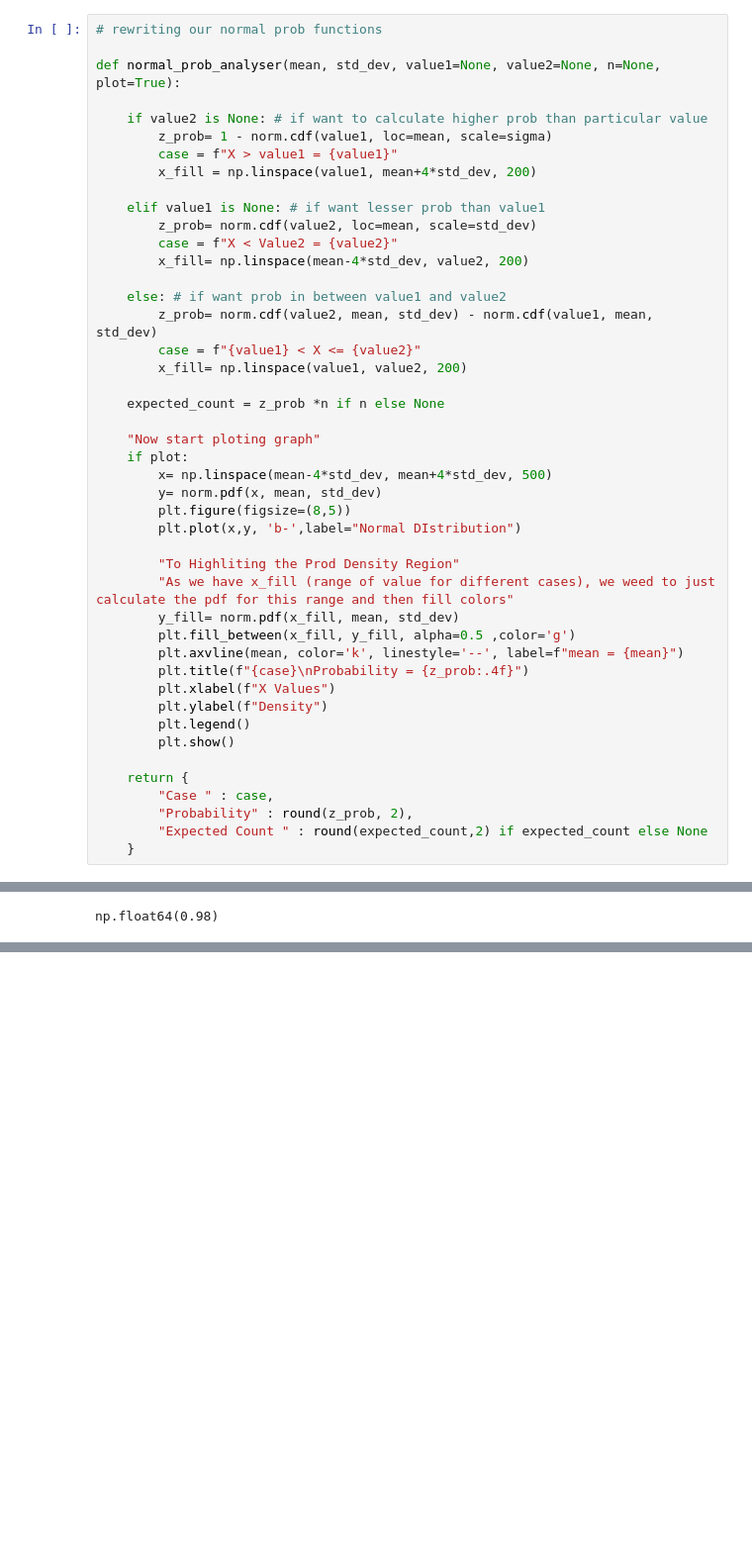
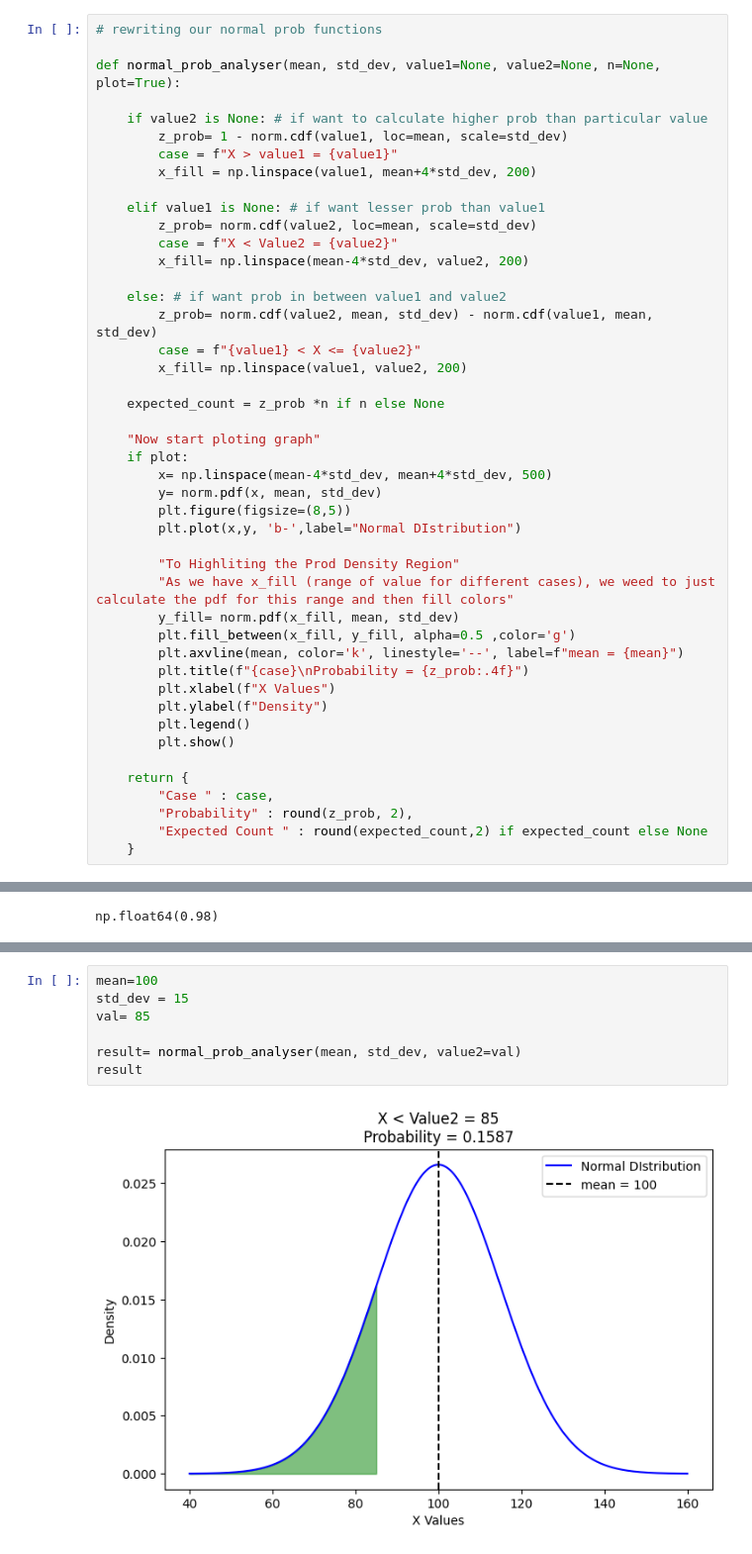
Before and after one commit to SachinSherki4/Data_Science, a Jupyter notebook: Cource_Learning/Probability_distribution_scypi/Prob_of_continous_variable/nominal_distribution.ipynb, the cells around one changed output, grey strips where cells are left out. Shown: that part at 99% size. Saved outputs shown, nothing was run; the diff lists cells and outputs as text; blank space fills up the shorter version.

```diff
--- a/Cource_Learning/Probability_distribution_scypi/Prob_of_continous_variable/nominal_distribution.ipynb
+++ b/Cource_Learning/Probability_distribution_scypi/Prob_of_continous_variable/nominal_distribution.ipynb
@@ -169,7 +169,7 @@ result= normal_distribution_solver(mu,sigma, value1=None,value2=75, n=200)
 def normal_prob_analyser(mean, std_dev, value1=None, value2=None, n=None, plot=True):
 
     if value2 is None: # if want to calculate higher prob than particular value
-        z_prob= 1 - norm.cdf(value1, loc=mean, scale=sigma)
+        z_prob= 1 - norm.cdf(value1, loc=mean, scale=std_dev)
         case = f"X > value1 = {value1}"
         x_fill = np.linspace(value1, mean+4*std_dev, 200)
 
@@ -306,0 +311,9 @@ np.float64(0.98)
+# %%
+mean=100
+std_dev = 15
+val= 85
+
+result= normal_prob_analyser(mean, std_dev, value2=val)
+result
+# %% [output]
+[figure, added]
```
Also changed, not shown: parts of 3 cells of this notebook, 4 other files.
